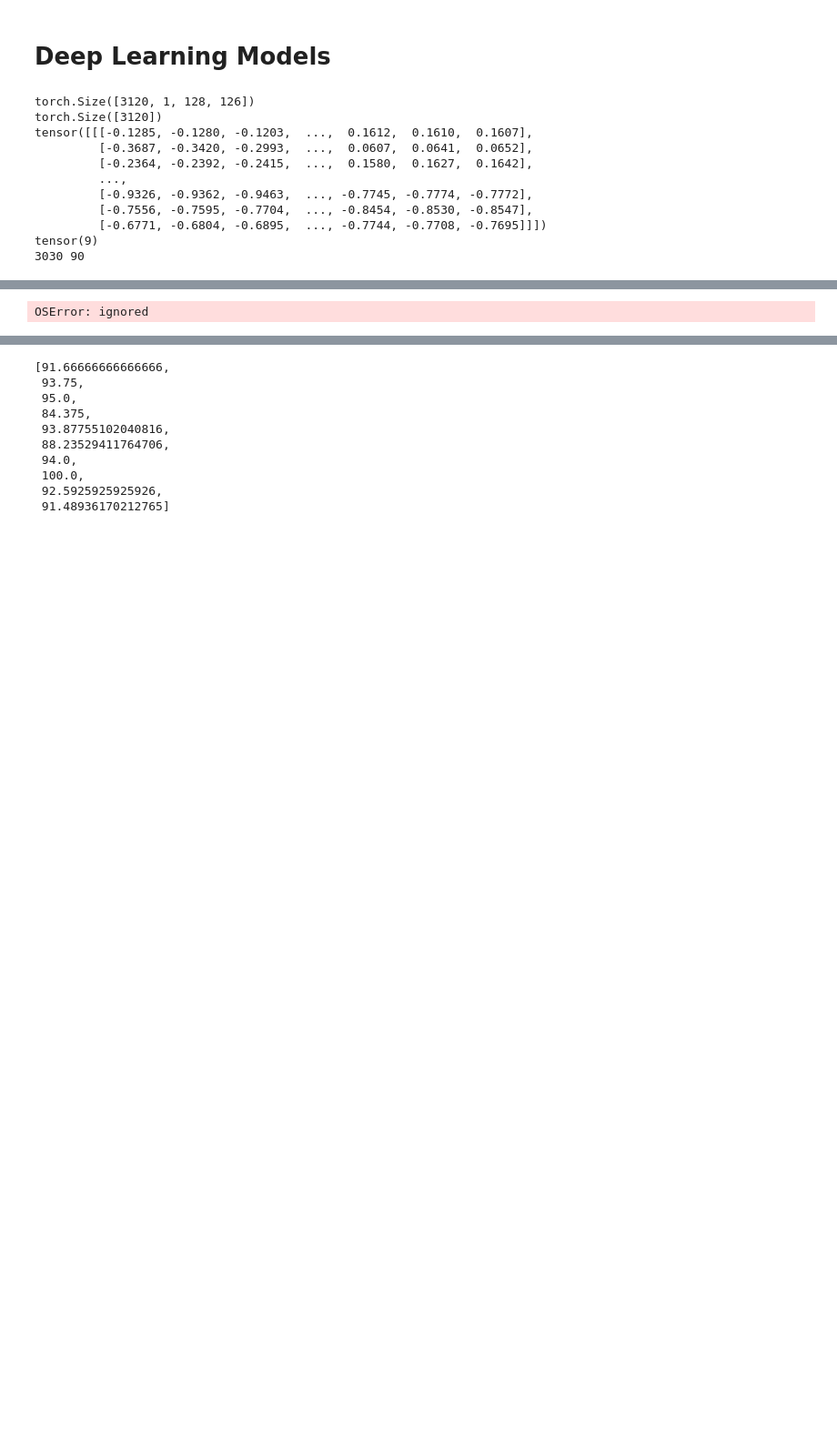
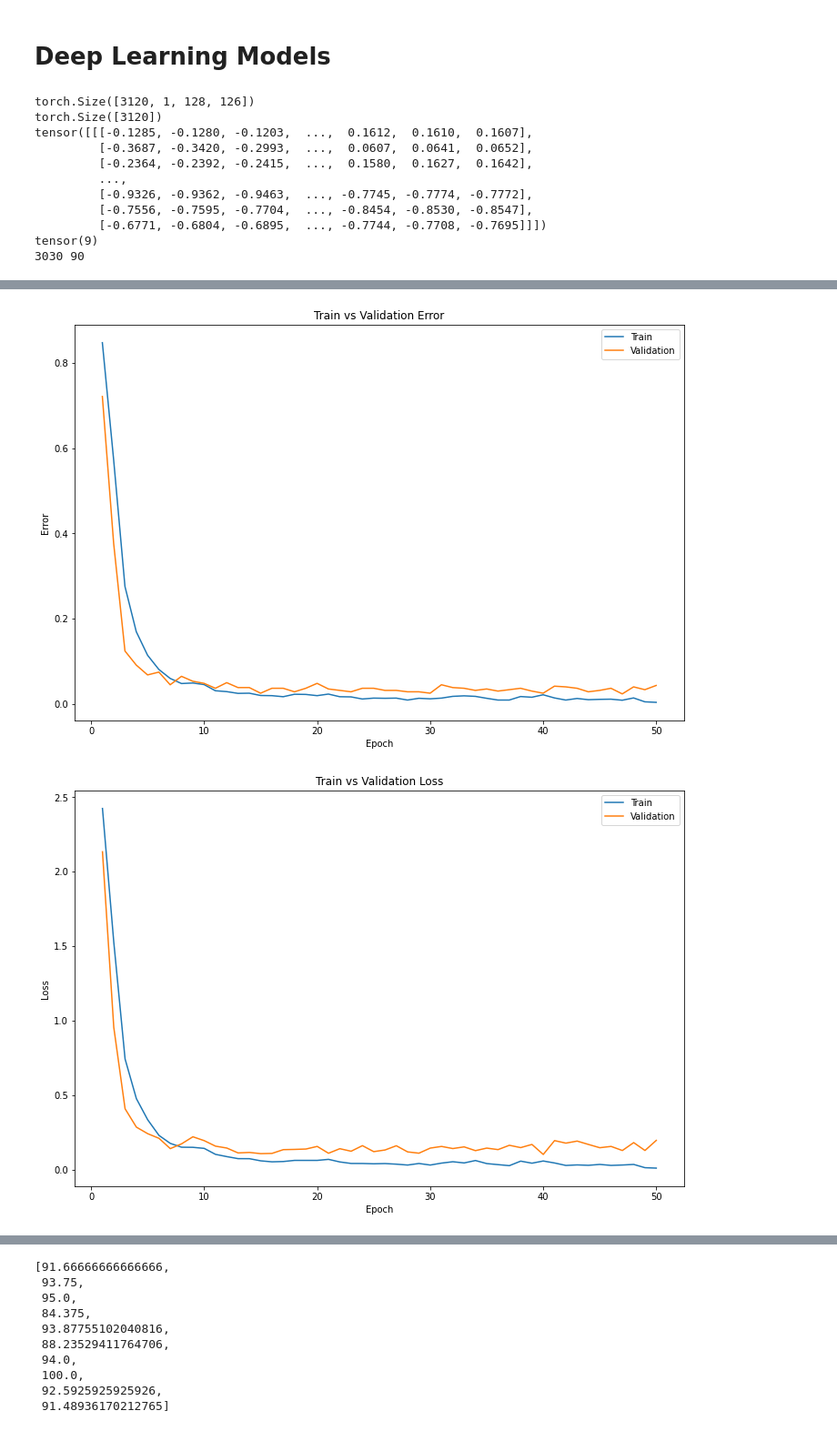
Before and after one commit to Ali-Sab/aps360_project, a Jupyter notebook: APS360_Project.ipynb, the cells around one changed output, grey strips where cells are left out. Shown at 91% size. Cells and saved outputs as stored; diff of their text form; code cells hidden in the pictures; blank space fills up the shorter version.

```diff
--- a/APS360_Project.ipynb
+++ b/APS360_Project.ipynb
@@ -617,8 +653,9 @@ tensor(9)
 use_cuda = True
 # %%
 net1 = DigitRecognitionNet1()
-if use_cuda:
+if use_cuda and torch.cuda.is_available():
   net1 = net1.cuda()
+  print("Using Cuda")
 train_net(net1, train_dataset, batch_size=128, learning_rate=0.01, num_epochs=50, training_percentage=0.8, weight_decay=0, save_checkpoint=False)
-plot_training_curve(get_model_name("DigitRecognitionNet1", 128, 0.02, 49))
+plot_training_curve(get_model_name("DigitRecognitionNet1", 128, 0.01, 49))
 # %% [output]
@@ -642,4 +679,5 @@ Total time elapsed: 20.49 seconds
-OSError: ignored
+[figure, added]
+[figure, added]
 # %%
 unseen_loader = DataLoader(unseen_data, 128)
 err, loss = evaluate(net1, unseen_loader, nn.CrossEntropyLoss())
```
Also changed, not shown: parts of 18 cells of this notebook.
